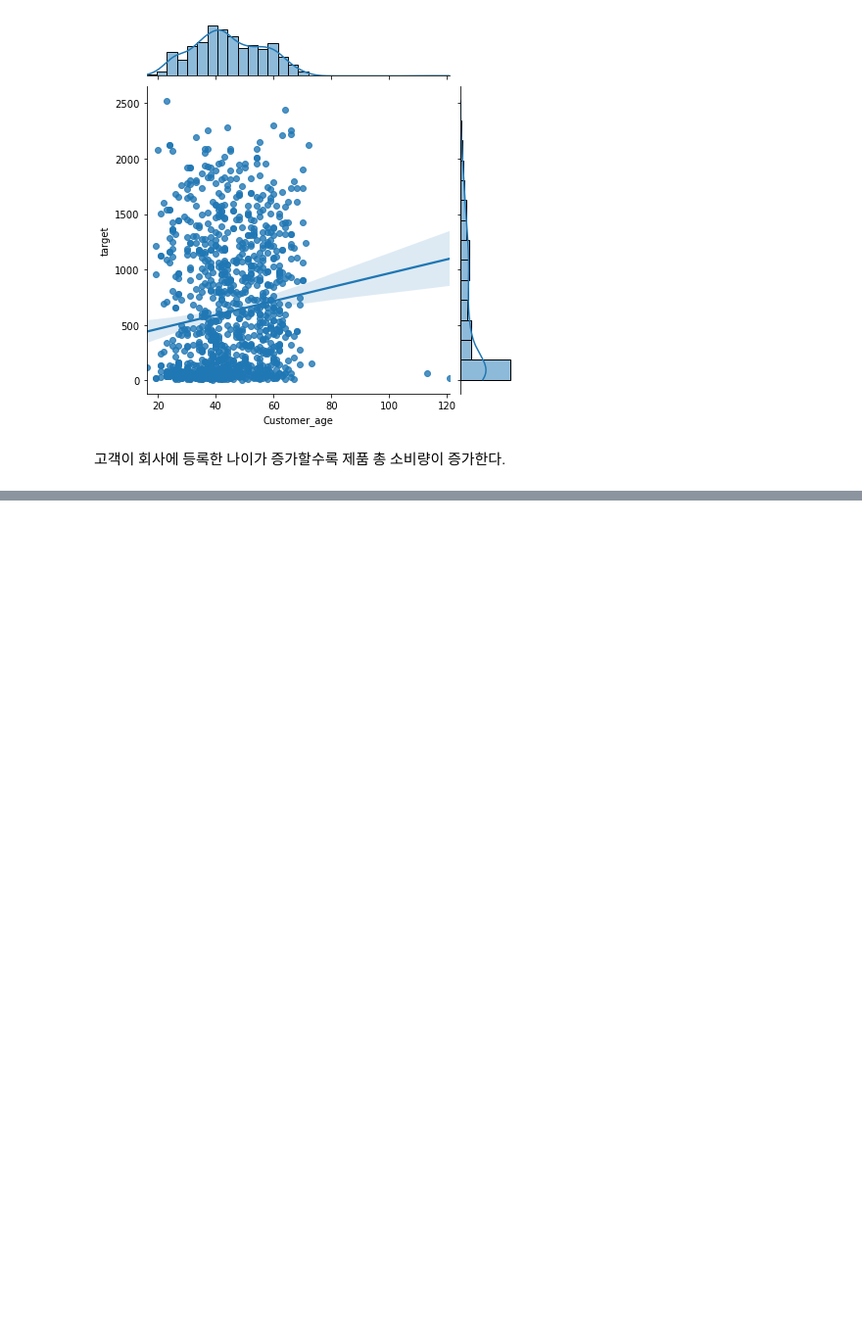
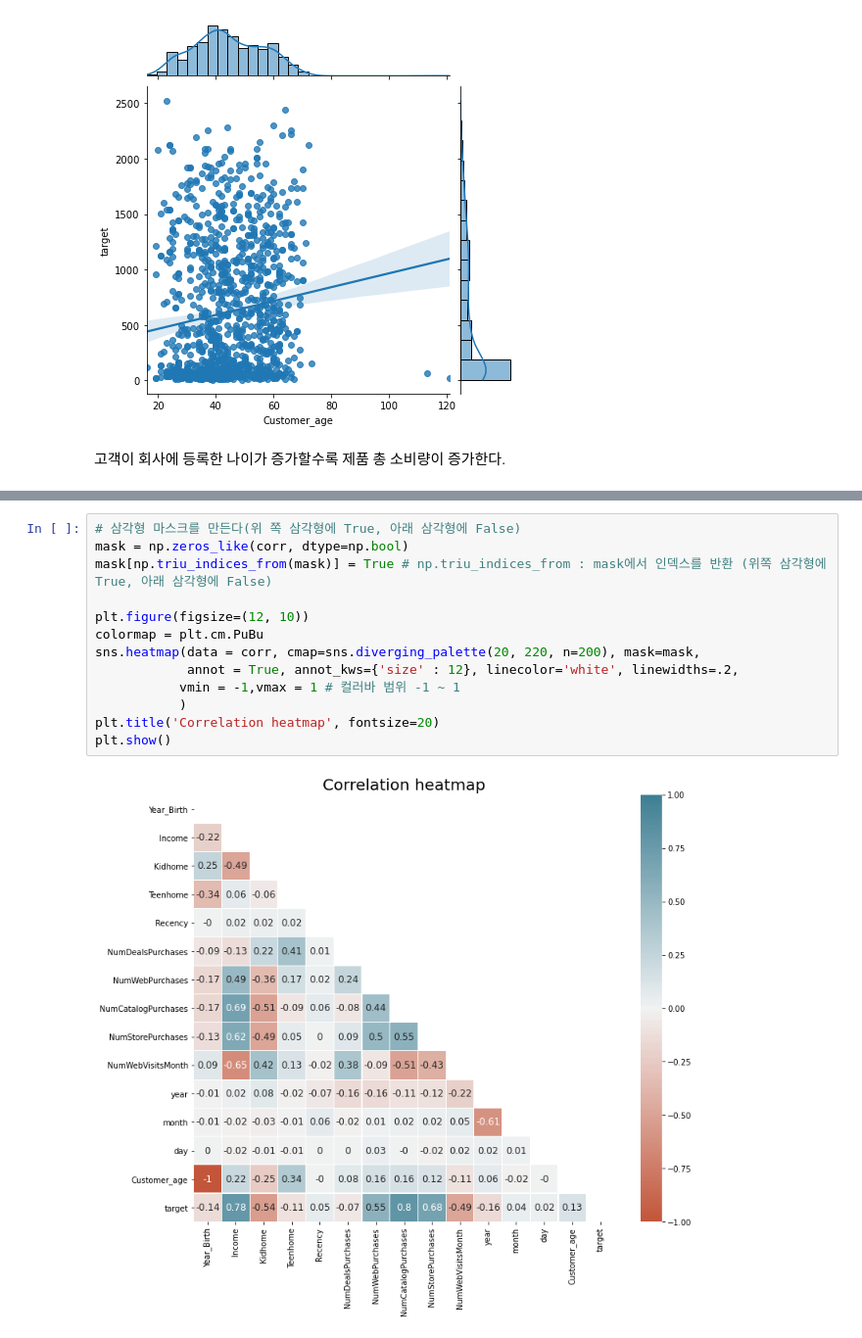
Before and after one commit to Park-Young-Bin/Python_Projects, a Jupyter notebook: 데이콘/[데이콘] 소비자 데이터 기반 소비 예측 경진대회.ipynb, the cells around one changed output, grey strips where cells are left out. Shown at 98% size. Saved outputs shown, nothing was run; the diff lists cells and outputs as text; blank space fills up the shorter version.

```diff
--- a/데이콘/[데이콘] 소비자 데이터 기반 소비 예측 경진대회.ipynb
+++ b/데이콘/[데이콘] 소비자 데이터 기반 소비 예측 경진대회.ipynb
@@ -323,0 +338,15 @@ corr
+# %%
+# 삼각형 마스크를 만든다(위 쪽 삼각형에 True, 아래 삼각형에 False)
+mask = np.zeros_like(corr, dtype=np.bool)
+mask[np.triu_indices_from(mask)] = True # np.triu_indices_from : mask에서 인덱스를 반환 (위쪽 삼각형에 True, 아래 삼각형에 False)
+
+plt.figure(figsize=(12, 10))
+colormap = plt.cm.PuBu
+sns.heatmap(data = corr, cmap=sns.diverging_palette(20, 220, n=200), mask=mask,
+            annot = True, annot_kws={'size' : 12}, linecolor='white', linewidths=.2,
+           vmin = -1,vmax = 1 # 컬러바 범위 -1 ~ 1
+           )
+plt.title('Correlation heatmap', fontsize=20)
+plt.show()
+# %% [output]
+[figure, added]
```
Also changed, not shown: parts of 14 cells of this notebook.
